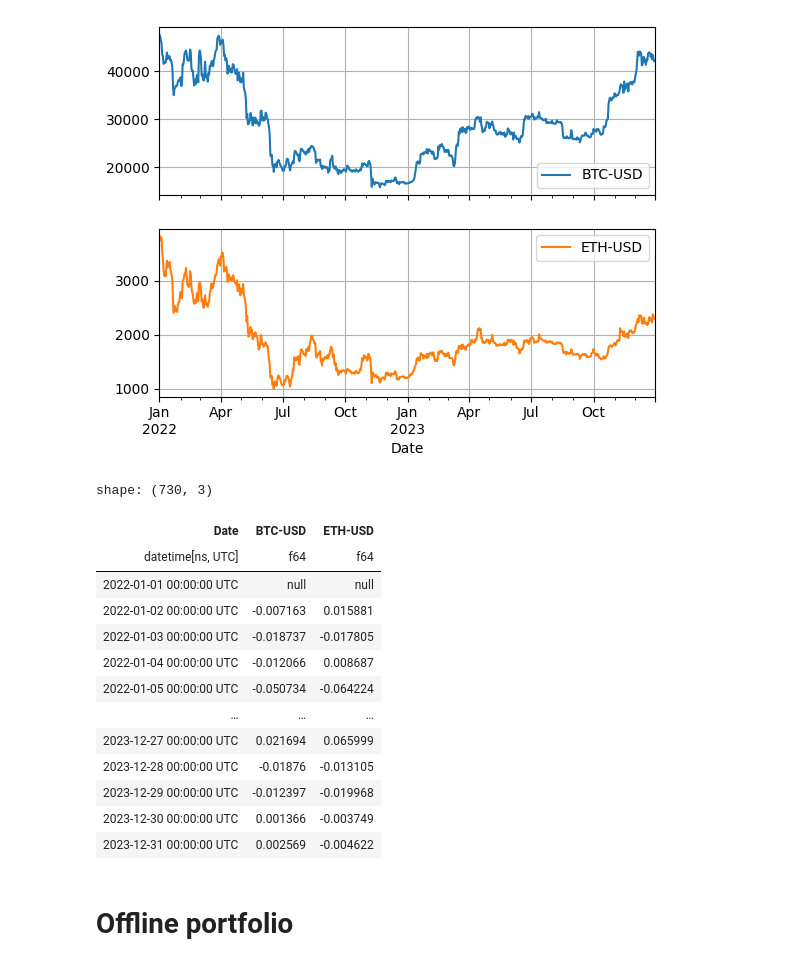
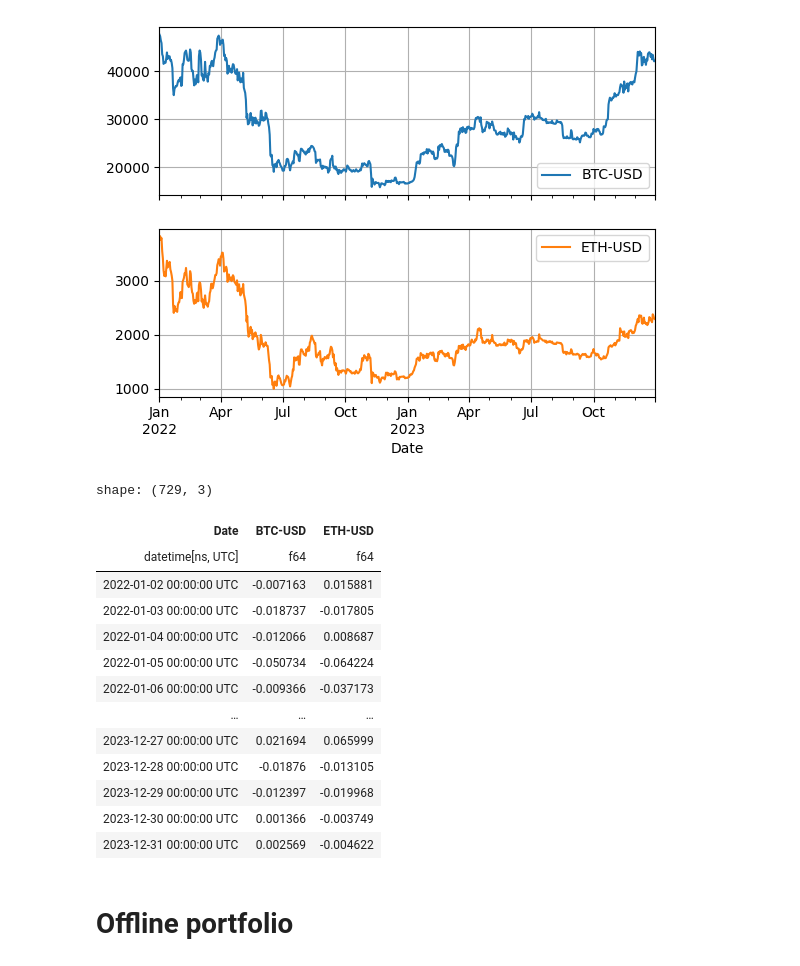
Before and after one commit to jialinyi94/online_pyfolio_opt, a Jupyter notebook: examples/eg_portfolio.ipynb, the cells around one changed output. Cells and saved outputs as stored; diff of their text form; code cells hidden in the pictures.

```diff
--- a/examples/eg_portfolio.ipynb
+++ b/examples/eg_portfolio.ipynb
@@ -19,22 +22,23 @@ array([<Axes: xlabel='Date'>, <Axes: xlabel='Date'>], dtype=object)
 # %%
 df_returns = (
     pl.from_dataframe(data.reset_index())
     .select(
         cs.datetime(),
         pl.col("BTC-USD").pct_change(),
         pl.col("ETH-USD").pct_change(),
     )
+    .drop_nulls()
 )
 df_returns
 # %% [output]
-shape: (730, 3)
+shape: (729, 3)
 | Date | BTC-USD | ETH-USD |
 | datetime[ns, UTC] | f64 | f64 |
-| 2022-01-01 00:00:00 UTC | null | null |
 | 2022-01-02 00:00:00 UTC | -0.007163 | 0.015881 |
 | 2022-01-03 00:00:00 UTC | -0.018737 | -0.017805 |
 | 2022-01-04 00:00:00 UTC | -0.012066 | 0.008687 |
 | 2022-01-05 00:00:00 UTC | -0.050734 | -0.064224 |
+| 2022-01-06 00:00:00 UTC | -0.009366 | -0.037173 |
 | … | … | … |
 | 2023-12-27 00:00:00 UTC | 0.021694 | 0.065999 |
 | 2023-12-28 00:00:00 UTC | -0.01876 | -0.013105 |
```
Also changed, not shown: parts of 8 cells of this notebook.
